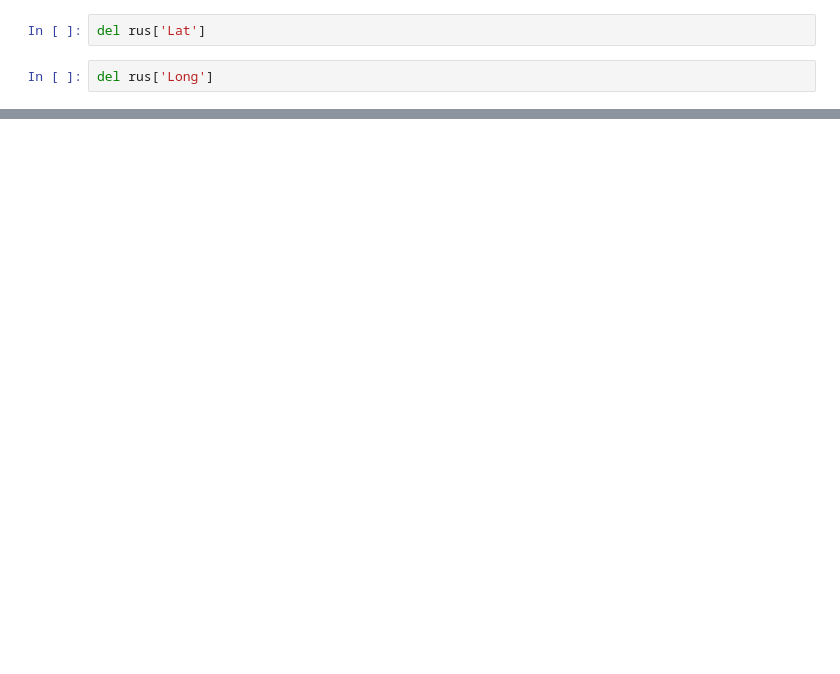
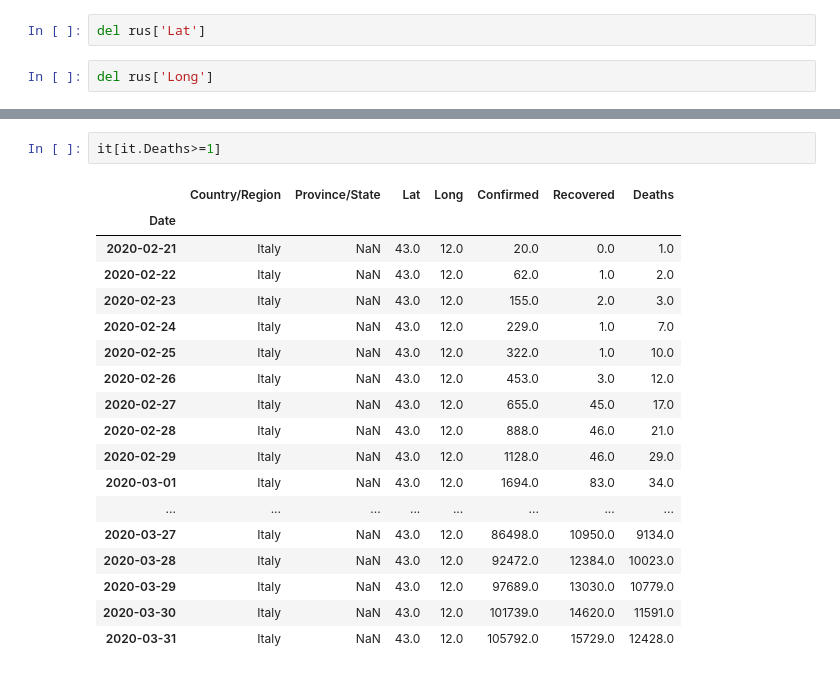
Before and after one commit to dm-fedorov/pandas_basic, a Jupyter notebook: COVID-19.ipynb, the cells around one changed output, grey strips where cells are left out. Saved outputs shown, nothing was run; the diff lists cells and outputs as text; blank space fills up the shorter version.

```diff
--- a/COVID-19.ipynb
+++ b/COVID-19.ipynb
@@ -103,0 +113,21 @@ Name: Confirmed, Length: 178, dtype: float64
+# %%
+it[it.Deaths>=1]
+# %% [output]
+|  | Country/Region | Province/State | Lat | Long | Confirmed | Recovered | Deaths |
+| Date |  |  |  |  |  |  |  |
+| 2020-02-21 | Italy | NaN | 43.0 | 12.0 | 20.0 | 0.0 | 1.0 |
+| 2020-02-22 | Italy | NaN | 43.0 | 12.0 | 62.0 | 1.0 | 2.0 |
+| 2020-02-23 | Italy | NaN | 43.0 | 12.0 | 155.0 | 2.0 | 3.0 |
+| 2020-02-24 | Italy | NaN | 43.0 | 12.0 | 229.0 | 1.0 | 7.0 |
+| 2020-02-25 | Italy | NaN | 43.0 | 12.0 | 322.0 | 1.0 | 10.0 |
+| 2020-02-26 | Italy | NaN | 43.0 | 12.0 | 453.0 | 3.0 | 12.0 |
+| 2020-02-27 | Italy | NaN | 43.0 | 12.0 | 655.0 | 45.0 | 17.0 |
+| 2020-02-28 | Italy | NaN | 43.0 | 12.0 | 888.0 | 46.0 | 21.0 |
+| 2020-02-29 | Italy | NaN | 43.0 | 12.0 | 1128.0 | 46.0 | 29.0 |
+| 2020-03-01 | Italy | NaN | 43.0 | 12.0 | 1694.0 | 83.0 | 34.0 |
+| ... | ... | ... | ... | ... | ... | ... | ... |
+| 2020-03-27 | Italy | NaN | 43.0 | 12.0 | 86498.0 | 10950.0 | 9134.0 |
+| 2020-03-28 | Italy | NaN | 43.0 | 12.0 | 92472.0 | 12384.0 | 10023.0 |
+| 2020-03-29 | Italy | NaN | 43.0 | 12.0 | 97689.0 | 13030.0 | 10779.0 |
+| 2020-03-30 | Italy | NaN | 43.0 | 12.0 | 101739.0 | 14620.0 | 11591.0 |
+| 2020-03-31 | Italy | NaN | 43.0 | 12.0 | 105792.0 | 15729.0 | 12428.0 |
```
Also changed, not shown: parts of 9 cells of this notebook.
